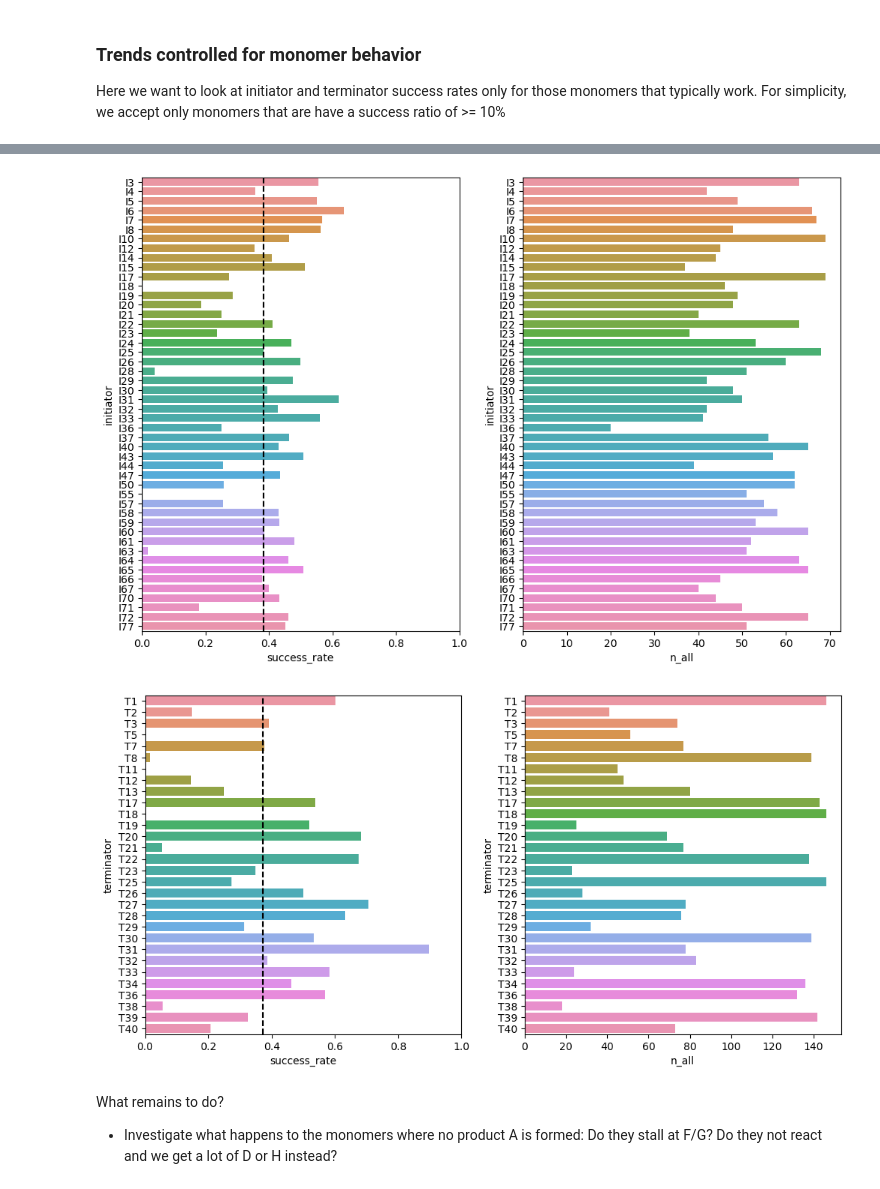
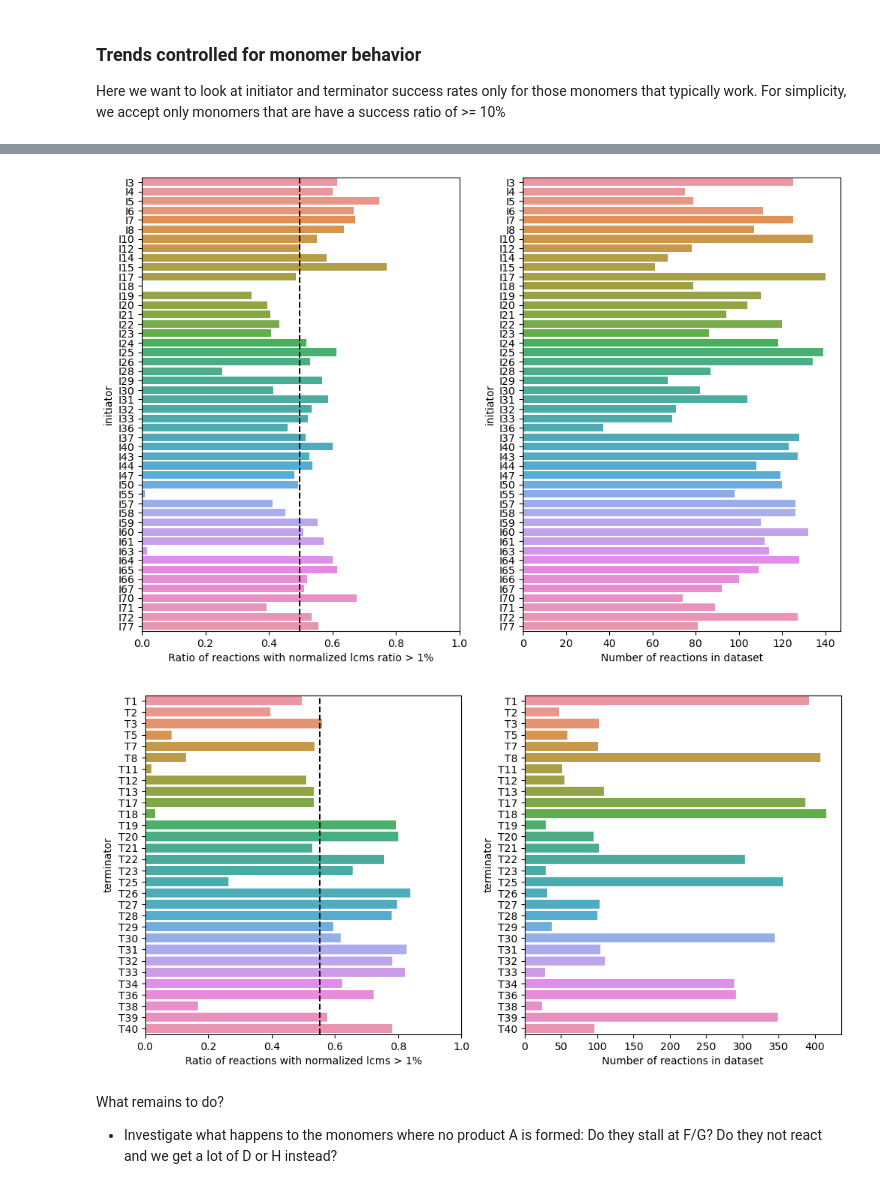
Before and after one commit to jugoetz/library-generation, a Jupyter notebook: notebooks/data_analysis/exploratory_data_analysis.ipynb, the cells around one changed output, grey strips where cells are left out. Cells and saved outputs as stored; diff of their text form; code cells hidden in the pictures.

```diff
--- a/notebooks/data_analysis/exploratory_data_analysis.ipynb
+++ b/notebooks/data_analysis/exploratory_data_analysis.ipynb
@@ -39,4 +68,8 @@ Number of reactions (in total): 21544
 # %%
-df_full = df_full.loc[df_full['exp_nr'].between(4, 100)]  # kick out invalid experiments (SOP changed after exp3)
+# select experiment numbers for further analysis
+start_exp_nr = 4
+end_exp_nr = 12  # (inclusive)
+
+df_full = df_full.loc[df_full['exp_nr'].between(start_exp_nr, end_exp_nr)]  # kick out invalid experiments (SOP changed after exp3)
 print(f'Number of reactions since SOP change and without test reactions: {len(df_full)}')
 # %% [output]
@@ -312,3 +344,5 @@ Let's look into details: __For each initator, how many reactions have worked abo
+# %%
+THRESHOLD = 0.01
 # %%
 def calc_success_rate(df, column, threshold, sort_results=True):
     """
@@ -354,6 +388,6 @@ Success rate for I77: 8.6% (25/292)
 # %%
 # let's do the same for monomers
-success_rates_by_monomer = calc_success_rate(df, 'monomer', 0.05)
+success_rates_by_monomer = calc_success_rate(df, 'monomer', THRESHOLD)
 for _, i in success_rates_by_monomer.iterrows():
     print(f'Success rate for {i[0]}: {i[3]:.1%} ({i[1]}/{i[2]})')
 # %% [output]
@@ -548,37 +596,37 @@ successful_monomers
 Name: monomer, dtype: object
 # %%
-success_rates_by_initiator_for_successful_monomers = calc_success_rate(df.loc[df['monomer'].isin(successful_monomers)], 'initiator', 0.05)
+success_rates_by_initiator_for_successful_monomers = calc_success_rate(df.loc[df['monomer'].isin(successful_monomers)], 'initiator', THRESHOLD)
 
 # show how many reactions are successful for each initiator, only considering monomers that react well
 fig, axs = plt.subplots(nrows=1, ncols=2, figsize=(12,8))
-axs[0].set_xlabel('Ratio of reactions with normalized lcms ratio >5%')
-axs[0].set_xlim(0,1)
 axs[0].axvline(success_rates_by_initiator_for_successful_monomers['success_rate'].mean(), ls='--', c='black')
 sns.barplot(x=success_rates_by_initiator_for_successful_monomers['success_rate'], y=success_rates_by_initiator_for_successful_monomers['initiator'], ax=axs[0])
+axs[0].set_xlabel(f'Ratio of reactions with normalized lcms ratio > {THRESHOLD:.0%}')
+axs[0].set_xlim(0,1)
 
+sns.barplot(x=success_rates_by_initiator_for_successful_monomers['n_all'], y=success_rates_by_initiator_for_successful_monomers['initiator'], ax=axs[1])
 axs[1].set_xlabel('Number of reactions in dataset')
-sns.barplot(x=success_rates_by_initiator_for_successful_monomers['n_all'], y=success_rates_by_initiator_for_successful_monomers['initiator'], ax=axs[1])
 plt.show()
 # %% [output]
-[figure, old version]
+[figure, new version]
 # %%
 success_rates_by_terminator_for_successful_monomers = calc_success_rate(df.loc[df['monomer'].isin(successful_monomers)],
                                                                         'terminator',
-                                                                        0.05,
+                                                                        THRESHOLD,
                                                                        )
 
 # show how many reactions are successful for each terminator, only considering monomers that react well
 fig, axs = plt.subplots(nrows=1, ncols=2, figsize=(12,6))
-axs[0].set_xlabel('Ratio of reactions with normalized lcms ratio >5%')
+sns.barplot(x=success_rates_by_terminator_for_successful_monomers['success_rate'], y=success_rates_by_terminator_for_successful_monomers['terminator'], ax=axs[0])
+axs[0].axvline(success_rates_by_terminator_for_successful_monomers['success_rate'].mean(), ls='--', c='black')
+axs[0].set_xlabel(f'Ratio of reactions with normalized lcms > {THRESHOLD:.0%}')
 axs[0].set_xlim(0,1)
-axs[0].axvline(success_rates_by_terminator_for_successful_monomers['success_rate'].mean(), ls='--', c='black')
-sns.barplot(x=success_rates_by_terminator_for_successful_monomers['success_rate'], y=success_rates_by_terminator_for_successful_monomers['terminator'], ax=axs[0])
 
+sns.barplot(x=success_rates_by_terminator_for_successful_monomers['n_all'], y=success_rates_by_terminator_for_successful_monomers['terminator'], ax=axs[1])
 axs[1].set_xlabel('Number of reactions in dataset')
-sns.barplot(x=success_rates_by_terminator_for_successful_monomers['n_all'], y=success_rates_by_terminator_for_successful_monomers['terminator'], ax=axs[1])
 plt.show()
 # %% [output]
-[figure, old version]
+[figure, new version]
 # %% [markdown]
 What remains to do?
 
```
Also changed, not shown: parts of 31 cells of this notebook.
